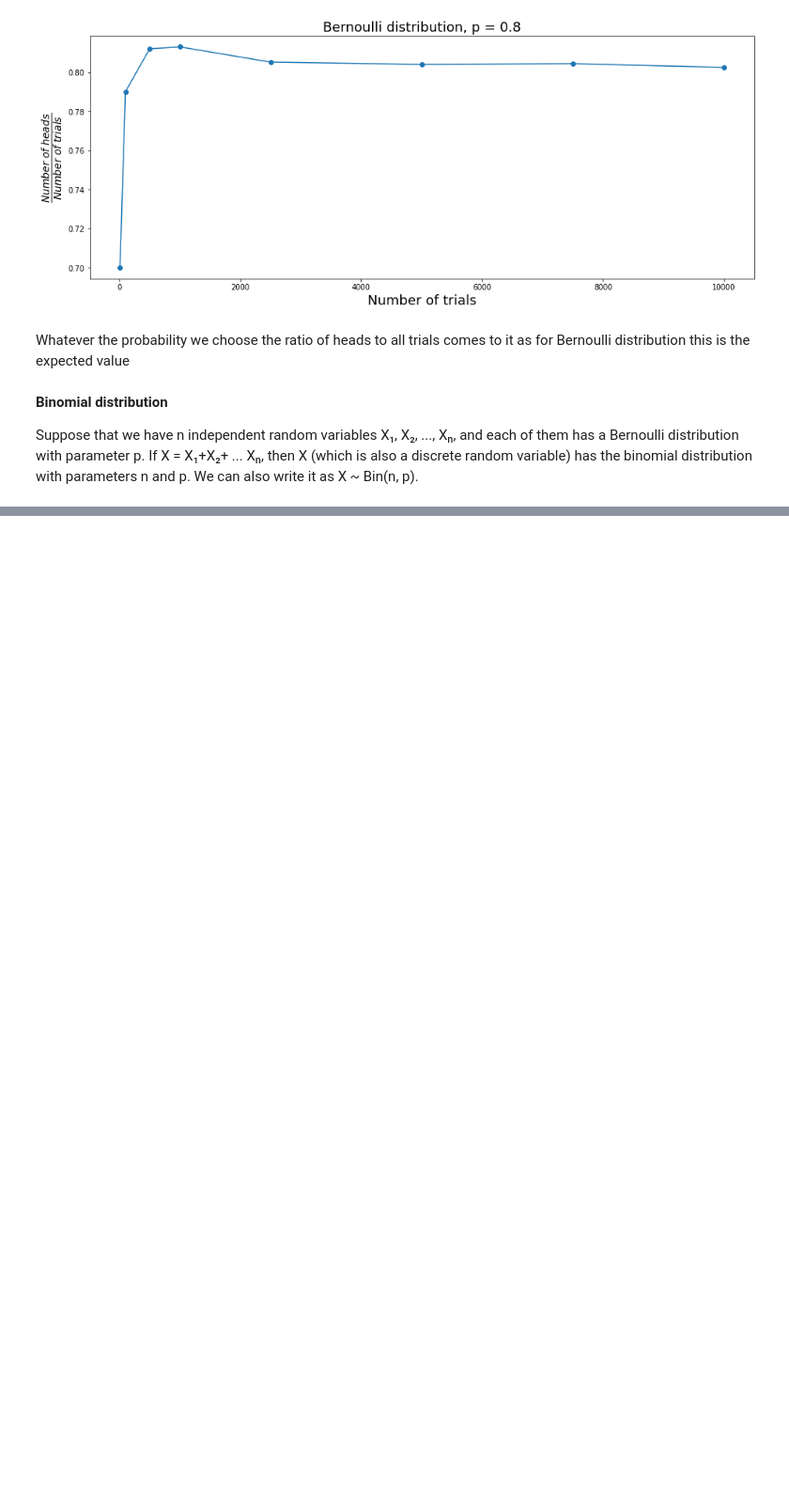
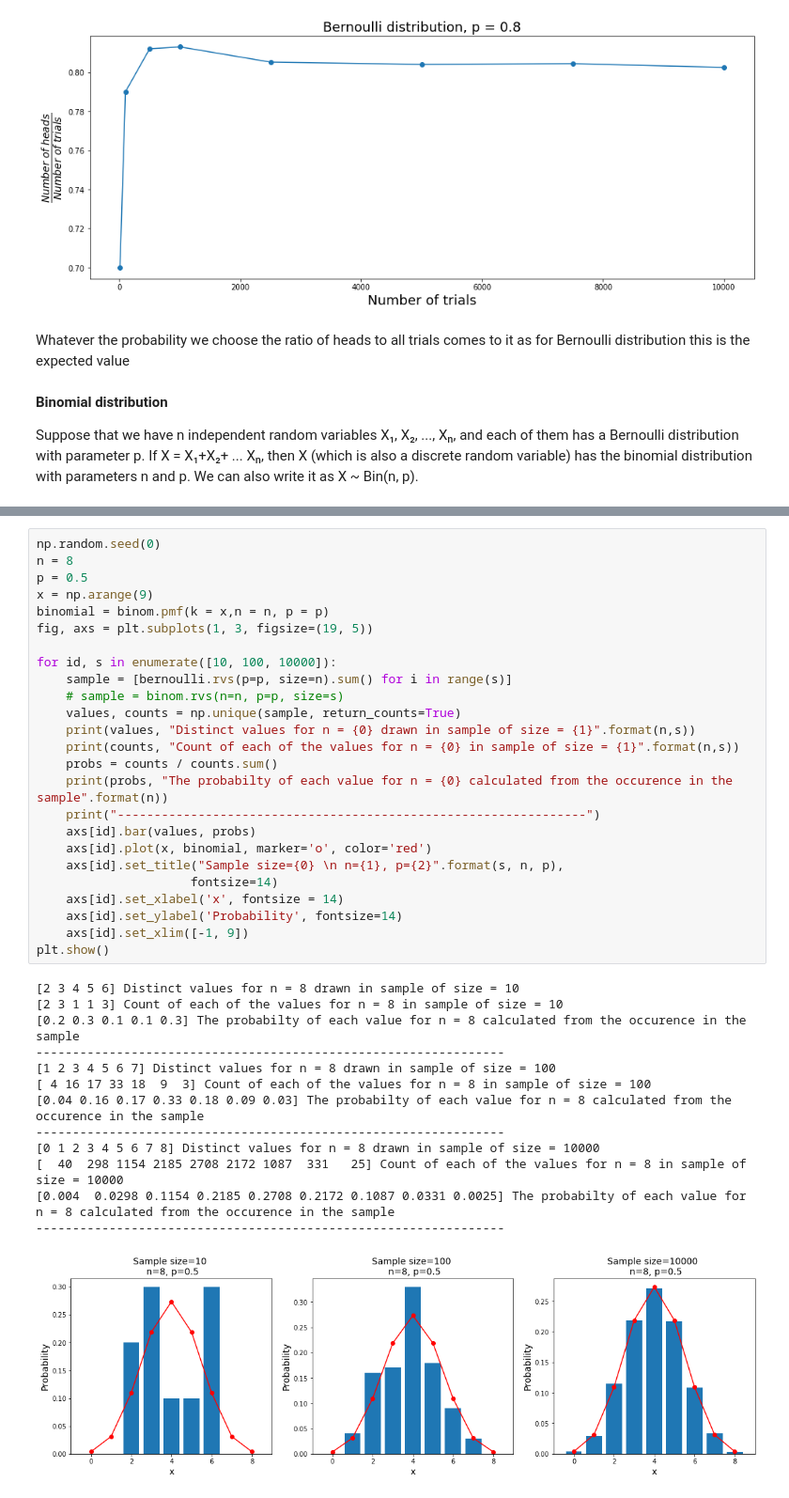
Before and after one commit to JedrzejSarna/statistics, a Jupyter notebook: Distributions.ipynb, the cells around one changed output, grey strips where cells are left out. Shown: that part at 94% size. Saved outputs shown, nothing was run; the diff lists cells and outputs as text; blank space fills up the shorter version.

```diff
--- a/Distributions.ipynb
+++ b/Distributions.ipynb
@@ -79,0 +144,39 @@ Suppose that we have n independent random variables X₁, X₂, ..., Xₙ, and e
+# %%
+np.random.seed(0)
+n = 8
+p = 0.5
+x = np.arange(9)
+binomial = binom.pmf(k = x,n = n, p = p)
+fig, axs = plt.subplots(1, 3, figsize=(19, 5))
+
+for id, s in enumerate([10, 100, 10000]):
+    sample = [bernoulli.rvs(p=p, size=n).sum() for i in range(s)]
+    # sample = binom.rvs(n=n, p=p, size=s)
+    values, counts = np.unique(sample, return_counts=True)
+    print(values, "Distinct values for n = {0} drawn in sample of size = {1}".format(n,s))
+    print(counts, "Count of each of the values for n = {0} in sample of size = {1}".format(n,s))
+    probs = counts / counts.sum()
+    print(probs, "The probabilty of each value for n = {0} calculated from the occurence in the sample".format(n))
+    print("----------------------------------------------------------------")
+    axs[id].bar(values, probs)
+    axs[id].plot(x, binomial, marker='o', color='red')
+    axs[id].set_title("Sample size={0} \n n={1}, p={2}".format(s, n, p),
+                     fontsize=14)
+    axs[id].set_xlabel('x', fontsize = 14)
+    axs[id].set_ylabel('Probability', fontsize=14)
+    axs[id].set_xlim([-1, 9])
+plt.show()
+# %% [output]
+[2 3 4 5 6] Distinct values for n = 8 drawn in sample of size = 10
+[2 3 1 1 3] Count of each of the values for n = 8 in sample of size = 10
+[0.2 0.3 0.1 0.1 0.3] The probabilty of each value for n = 8 calculated from the occurence in the sample
+----------------------------------------------------------------
+[1 2 3 4 5 6 7] Distinct values for n = 8 drawn in sample of size = 100
+[ 4 16 17 33 18  9  3] Count of each of the values for n = 8 in sample of size = 100
+[0.04 0.16 0.17 0.33 0.18 0.09 0.03] The probabilty of each value for n = 8 calculated from the occurence in the sample
+----------------------------------------------------------------
+[0 1 2 3 4 5 6 7 8] Distinct values for n = 8 drawn in sample of size = 10000
+[  40  298 1154 2185 2708 2172 1087  331   25] Count of each of the values for n = 8 in sample of size = 10000
+[0.004  0.0298 0.1154 0.2185 0.2708 0.2172 0.1087 0.0331 0.0025] The probabilty of each value for n = 8 calculated from the occurence in the sample
+----------------------------------------------------------------
+[figure, added]
```
Also changed, not shown: parts of 3 cells of this notebook.
